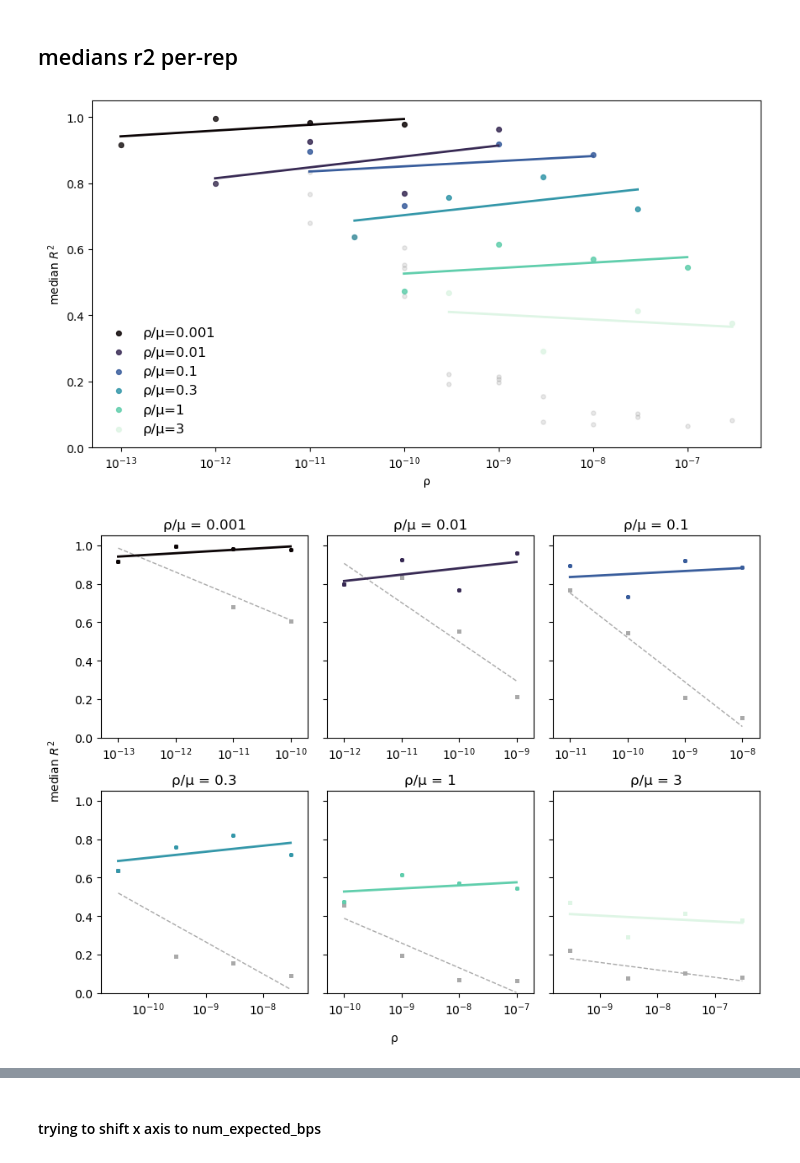
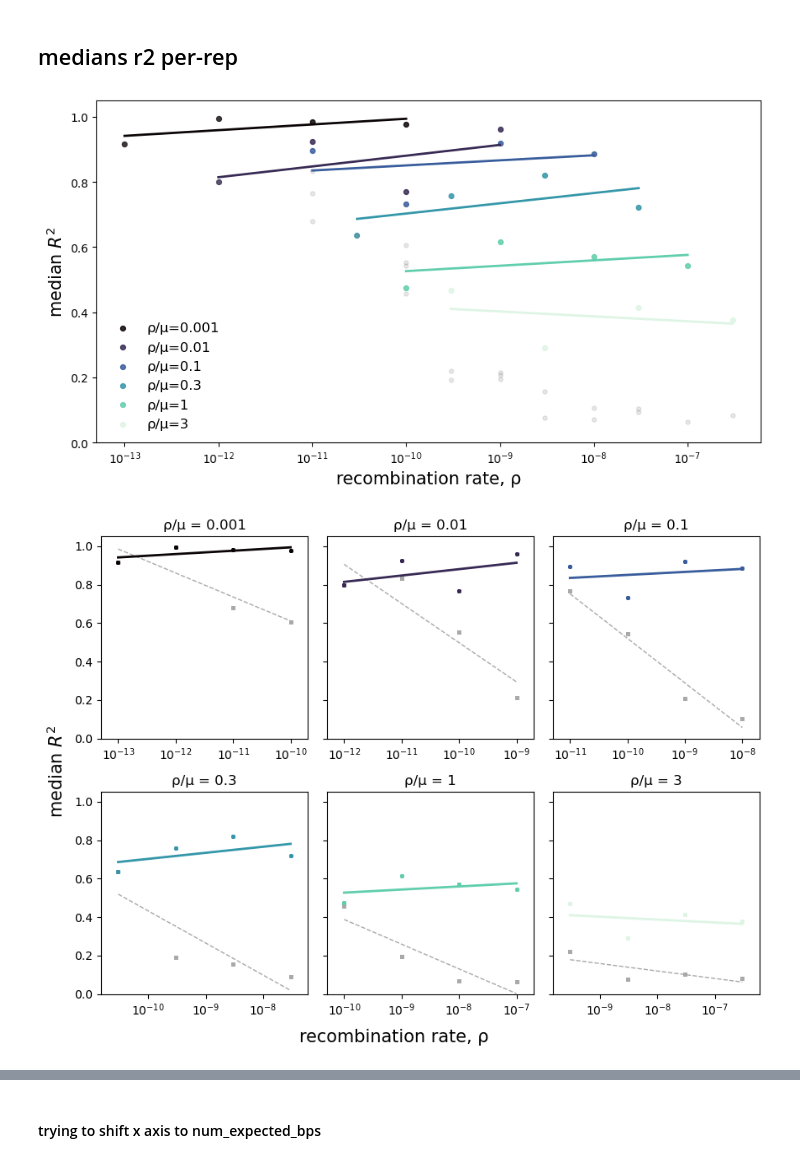
Before and after one commit to blab/bacterial-args, a Jupyter notebook: sweep/base/make_plots.ipynb, the cells around one changed output, grey strips where cells are left out. Saved outputs shown, nothing was run; the diff lists cells and outputs as text; code cells hidden in the pictures.

```diff
--- a/sweep/base/make_plots.ipynb
+++ b/sweep/base/make_plots.ipynb
@@ -74,7 +54,7 @@ import warnings
 # %% [markdown]
 # read in dfs
 # %%
-inf_all = pd.read_csv('inf_all.csv')
+inf_all = pd.read_csv('out/inf_all.csv')
 inf_all
 # %% [output]
 |  | mu | pm | rr | rep | bin | r2 | kind | n_trees_sim | n_trees_inf |
@@ -91,7 +71,7 @@ inf_all
 | 694 | 1.000000e-07 | 3.000 | 3.000000e-07 | 0 | 29 | 0.255374 | inferred | 137234 | 9914 |
 695 rows × 9 columns
 # %%
-null_all = pd.read_csv('null_all.csv')
+null_all = pd.read_csv('out/null_all.csv')
 null_all['kind'] = 'null'
 
 #add n_trees vals to null df
@@ -608,7 +597,7 @@ for mu, color in zip(mu_values, bp_colors):
     plt.scatter(
         sub["breakpoints_inf"],
         sub["breakpoints_sim"],
-        s=12,
+        s=14,
         alpha=0.01,
         color=color
     )
@@ -626,7 +615,7 @@ for mu, color in zip(mu_values, bp_colors):
             xline = np.logspace(lx.min(), lx.max(), 200)
             yline = 10 ** (m * np.log10(xline) + b)
 
-            plt.plot(xline, yline, lw=2, color=color, label=f"{mu:g}")
+            plt.plot(xline, yline, lw=2.7, color=color, label=f"{mu:g}")
 
 # y = x
 plt.axline([1, 1], slope=1, color="grey", linestyle="--")
@@ -637,12 +626,12 @@ plt.yscale("log")
 plt.gca().xaxis.set_minor_locator(ticker.NullLocator())
 plt.gca().yaxis.set_minor_locator(ticker.NullLocator())
 
-plt.xlim(0.250, 1e6)
-plt.ylim(0.250, 1e6)
+plt.xlim(0.250, 2e4)
+plt.ylim(0.250, 5e5)
 
-plt.xlabel("detected breakpoints")
-plt.ylabel("expected breakpoints", )
-plt.legend(title="μ", loc = 'lower right', frameon = False)
+plt.xlabel("detected breakpoints", fontsize=15)
+plt.ylabel("expected breakpoints", fontsize=15)
+plt.legend(title="μ", loc = 'lower right', frameon = False, fontsize=14, title_fontsize = 12)
 plt.tight_layout()
 #plt.savefig("bp_detection_trends.png")
 plt.show()
@@ -860,8 +849,8 @@ ax.set_ylim(0, 1.05)
 all_rr = inf_fit["rr"] if len(inf_fit) else null_fit["rr"]
 ax.set_xlim(all_rr.min() * 0.5, all_rr.max() * 2.0)
 
-ax.set_xlabel("ρ")
-ax.set_ylabel("median $R^2$")
+ax.set_xlabel("recombination rate, ρ", fontsize=15)
+ax.set_ylabel("median $R^2$", fontsize=15)
 
 
 ax.legend(frameon=False, fontsize=12, loc="lower left", ncol=1)
@@ -870,7 +859,7 @@ fig.tight_layout()
 #plt.savefig("rr_accuracy_single_bp_wide.png")
 plt.show()
 # %% [output]
-[figure, old version]
+[figure, new version]
 # %%
 xlims = [(7e-14, 5e-6)] * len(pm_values)
 
@@ -917,33 +906,33 @@ for ax, pm, color, xlim in zip(axes.flatten(), pm_values, colors, xlims):
             ax.plot(
                 np.exp(log_x_inf),
                 m_inf * log_x_inf + b_inf,
                 color=color, lw=2, label="fit"
             )
 
         # x lims
         xmin = inf_sub["rr"].min()
         xmax = inf_sub["rr"].max()
         ax.set_xlim(xmin * 0.5, xmax * 2.0)
 
     else:
         ax.set_xlim(xlim)
 
     # fmt
     ax.set_xscale("log")
     ax.xaxis.set_minor_locator(ticker.NullLocator())
     ax.set_ylim(0, 1.05)
     ax.set_title(f"ρ/μ = {pm:g}")
     # ax.legend(frameon=True, fontsize=8, loc="lower left")
 
 # shared labels
-fig.text(0.5, 0.04, "ρ", ha="center")
-fig.text(0.04, 0.5, "median $R^2$", va="center", rotation="vertical")
+fig.text(0.5, 0.04, "recombination rate, ρ", ha="center", fontsize=15)
+fig.text(0.04, 0.5, "median $R^2$", va="center", rotation="vertical", fontsize=15)
 #fig.text(0.5, 1.0, "single rep")
 
 
 plt.tight_layout(rect=[0.06, 0.06, 1, 0.95])
 
 #plt.savefig("median_rr_accuracy_facet_single.png")
 plt.show()
 # %% [output]
-[figure, old version]
+[figure, new version]
```
Also changed, not shown: parts of 13 cells of this notebook, 4 other files.
